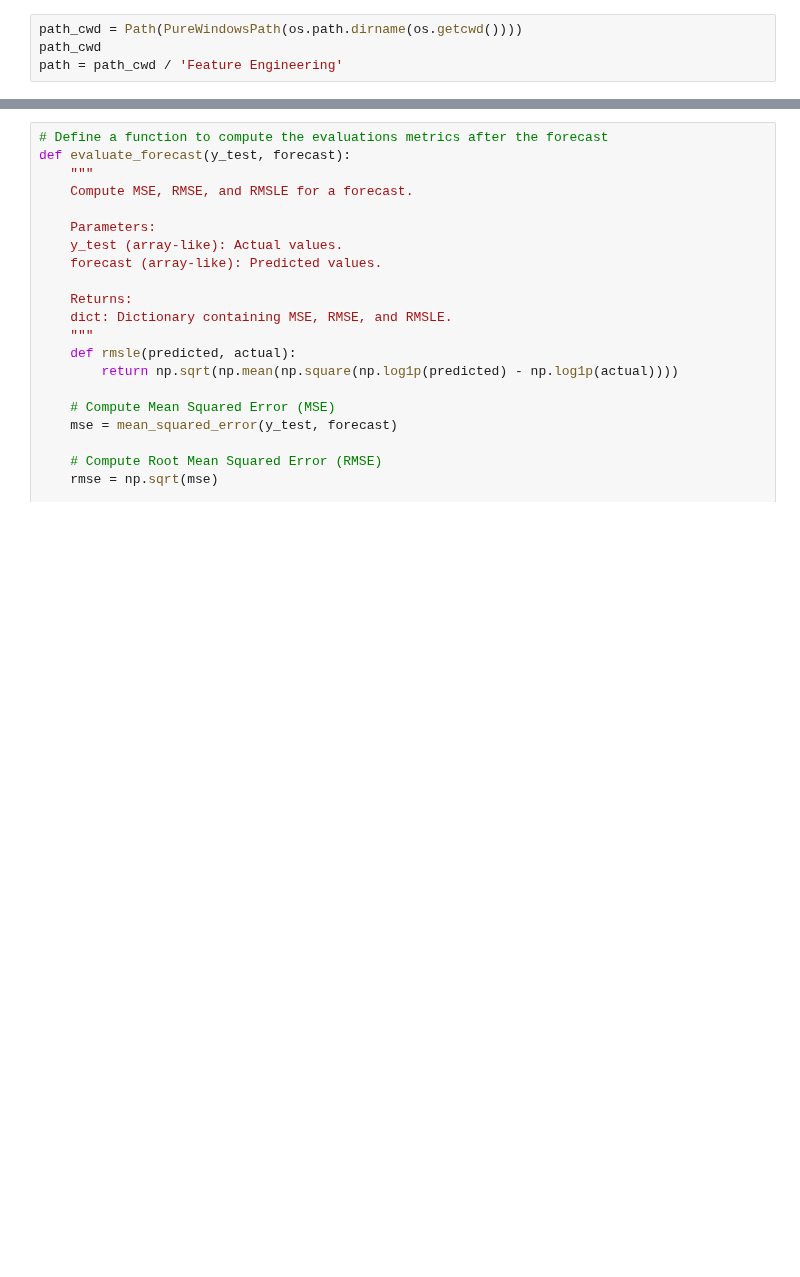
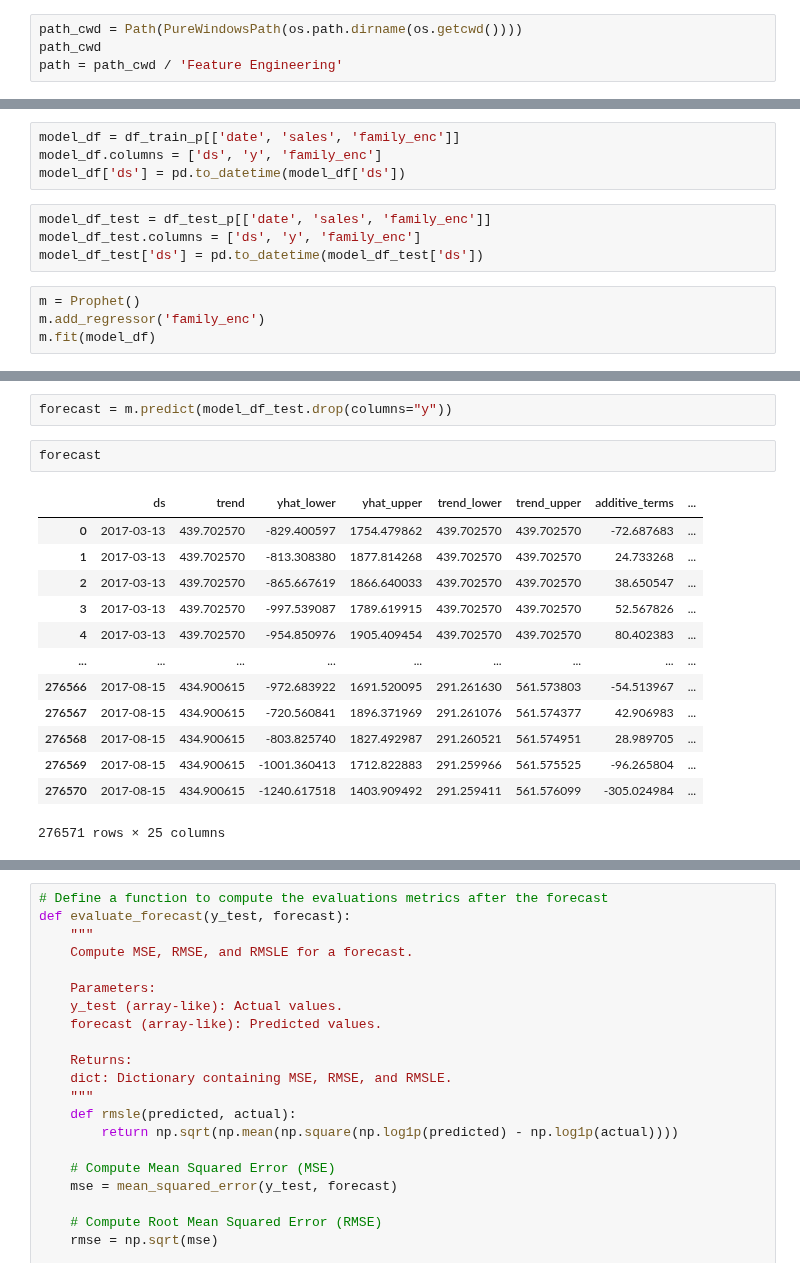
Before and after one commit to coryleroy1/Store-Sales, a Jupyter notebook: Models/FBProphet.ipynb, the cells around one changed output, grey strips where cells are left out. Saved outputs shown, nothing was run; the diff lists cells and outputs as text; blank space fills up the shorter version.

Commit message:
Updated Prophet File

```diff
--- a/Models/FBProphet.ipynb
+++ b/Models/FBProphet.ipynb
@@ -652,0 +97,12 @@ def plot_predictions(date, y_test, y_pred, forecast_label, title):
+# %%
+model_df = df_train_p[['date', 'sales', 'family_enc']]
+model_df.columns = ['ds', 'y', 'family_enc']
+model_df['ds'] = pd.to_datetime(model_df['ds'])
+# %%
+model_df_test = df_test_p[['date', 'sales', 'family_enc']]
+model_df_test.columns = ['ds', 'y', 'family_enc']
+model_df_test['ds'] = pd.to_datetime(model_df_test['ds'])
+# %%
+m = Prophet()
+m.add_regressor('family_enc')
+m.fit(model_df)
@@ -652,0 +113,18 @@ def plot_predictions(date, y_test, y_pred, forecast_label, title):
+# %%
+forecast = m.predict(model_df_test.drop(columns="y"))
+# %%
+forecast
+# %% [output]
+|  | ds | trend | yhat_lower | yhat_upper | trend_lower | trend_upper | additive_terms | ... |
+| 0 | 2017-03-13 | 439.702570 | -829.400597 | 1754.479862 | 439.702570 | 439.702570 | -72.687683 | ... |
+| 1 | 2017-03-13 | 439.702570 | -813.308380 | 1877.814268 | 439.702570 | 439.702570 | 24.733268 | ... |
+| 2 | 2017-03-13 | 439.702570 | -865.667619 | 1866.640033 | 439.702570 | 439.702570 | 38.650547 | ... |
+| 3 | 2017-03-13 | 439.702570 | -997.539087 | 1789.619915 | 439.702570 | 439.702570 | 52.567826 | ... |
+| 4 | 2017-03-13 | 439.702570 | -954.850976 | 1905.409454 | 439.702570 | 439.702570 | 80.402383 | ... |
+| ... | ... | ... | ... | ... | ... | ... | ... | ... |
+| 276566 | 2017-08-15 | 434.900615 | -972.683922 | 1691.520095 | 291.261630 | 561.573803 | -54.513967 | ... |
+| 276567 | 2017-08-15 | 434.900615 | -720.560841 | 1896.371969 | 291.261076 | 561.574377 | 42.906983 | ... |
+| 276568 | 2017-08-15 | 434.900615 | -803.825740 | 1827.492987 | 291.260521 | 561.574951 | 28.989705 | ... |
+| 276569 | 2017-08-15 | 434.900615 | -1001.360413 | 1712.822883 | 291.259966 | 561.575525 | -96.265804 | ... |
+| 276570 | 2017-08-15 | 434.900615 | -1240.617518 | 1403.909492 | 291.259411 | 561.576099 | -305.024984 | ... |
+276571 rows × 25 columns
```
Also changed, not shown: parts of 128 cells of this notebook.
